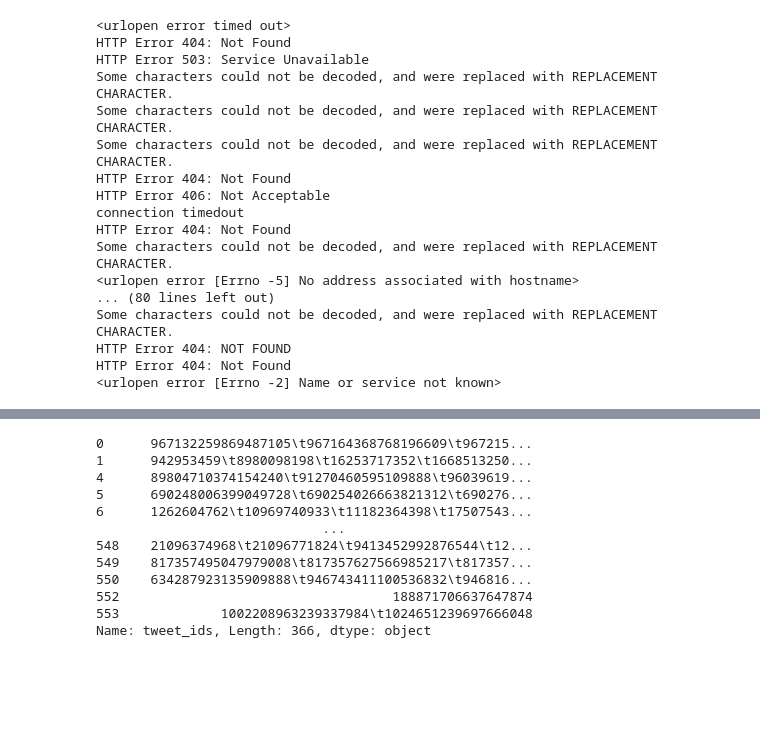
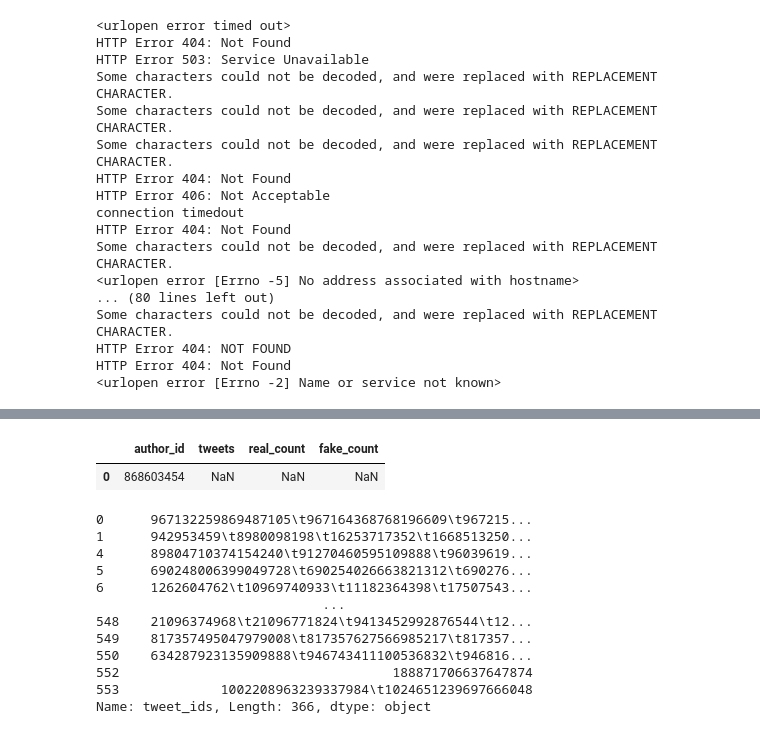
Before and after one commit to vtrikoupis/masters-thesis, a Jupyter notebook: processing.ipynb, the cells around one changed output, grey strips where cells are left out. Drawn from its saved outputs; the diff is of its cells as text; code cells hidden in the pictures; blank space fills up the shorter version.

Commit message:
wip twitter

```diff
--- a/processing.ipynb
+++ b/processing.ipynb
@@ -179,6 +179,7 @@ HTTP Error 404: Not Found
 # filtered_p_real = politifact_real[politifact_real['text'].notnull()]
 # filtered_p_real.to_csv('data/politifact_real_with_scraped_text.csv')
 # %%
+tweets_by_author = pd.DataFrame(columns=["author_id", "tweets", "real_count", "fake_count"])
 headers = {
     'Authorization': f'Bearer {bearer_token}'
 }
@@ -187,12 +188,23 @@ for index, tweet_ids in enumerate(tqdm(filtered_p_real['tweet_ids'])):
     if count < 1:
         count+=1
         tweet_id_list = tweet_ids.split()
+        temp_data_for_author = []
         for tweet_id in tweet_id_list:
             if count < 2:
                 print(tweet_id)
-                print(f'https://api.twitter.com/2/tweets?ids={tweet_id}&tweet.fields=created_at&expansions=author_id&user.fields=created_at')
                 response = requests.get(f'https://api.twitter.com/2/tweets?ids={tweet_id}&tweet.fields=created_at&expansions=author_id&user.fields=created_at',  headers=headers)
-                print(response.json())
+                data = response.json()
+                author_id = data['data'][0]['author_id']
+                created_at = data['data'][0]['created_at']
+                # Have we encountered this author before?
+                print(tweets_by_author['author_id'])
+                print(author_id)
+                if tweets_by_author['author_id'].str.contains(author_id).any():
+                    tweets_by_author['real_count'] += 1
+                else:
+                    tweets_by_author = tweets_by_author.append({'author_id':author_id}, ignore_index=True)
+                    tweets_by_author[tweets_by_author==author_id]['real_count'] = 0
+
                 count+=1
 # %% [output]
 967132259869487105
@@ -203 +213,6 @@ filtered_p_real = filtered_p_real[filtered_p_real['tweet_ids'].notnull()]
+# %%
+tweets_by_author
+# %% [output]
+|  | author_id | tweets | real_count | fake_count |
+| 0 | 868603454 | NaN | NaN | NaN |
 # %%
```
Also changed, not shown: parts of 3 cells of this notebook, 2 other files.
